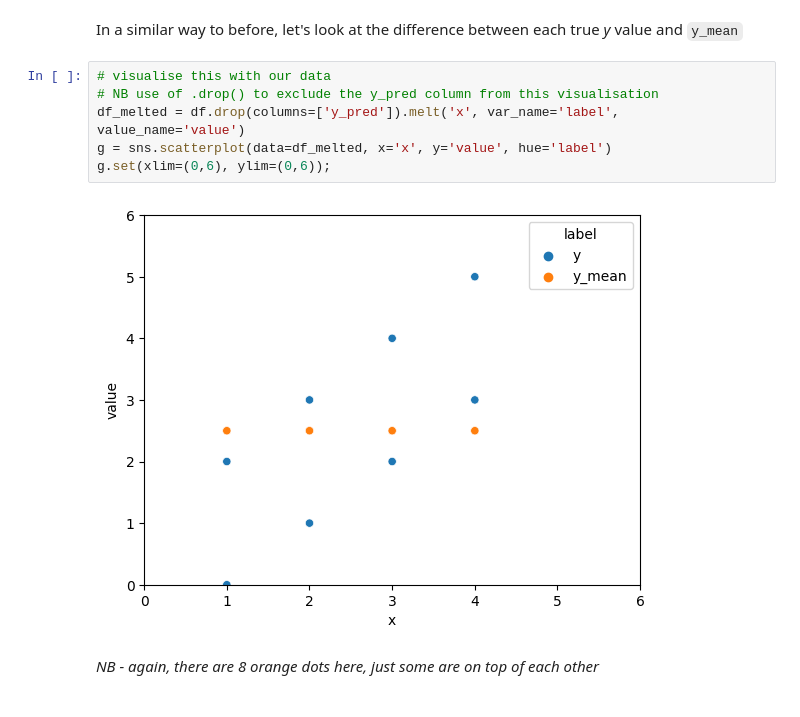
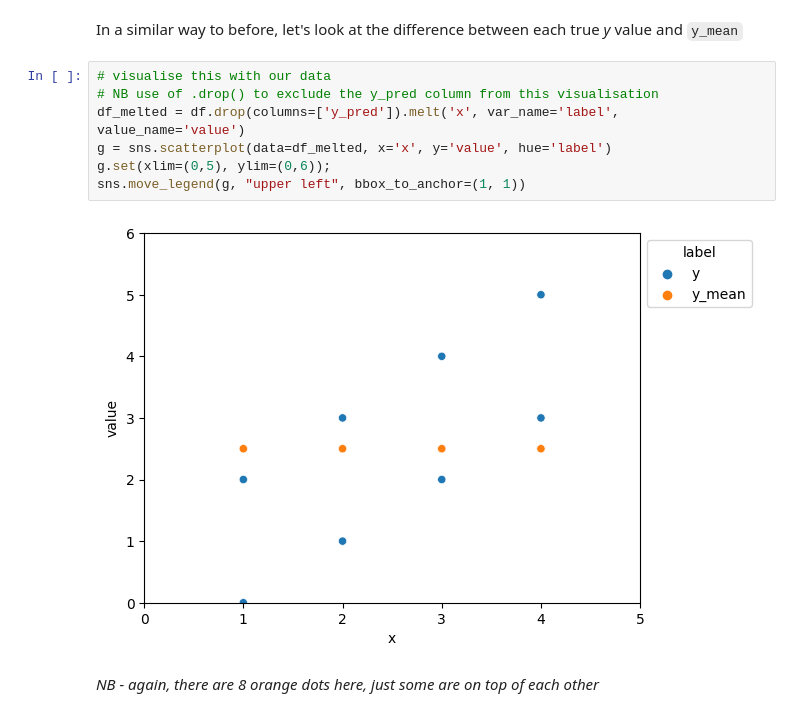
Before and after one commit to cp2423/binder, a Jupyter notebook: R-squared explained.ipynb, the cells around one changed output. Saved outputs shown, nothing was run; the diff lists cells and outputs as text.

```diff
--- a/R-squared explained.ipynb
+++ b/R-squared explained.ipynb
@@ -237,11 +237,12 @@ In a similar way to before, let's look at the difference between each true *y* v
 # %%
 # visualise this with our data
 # NB use of .drop() to exclude the y_pred column from this visualisation
 df_melted = df.drop(columns=['y_pred']).melt('x', var_name='label', value_name='value')
 g = sns.scatterplot(data=df_melted, x='x', y='value', hue='label')
-g.set(xlim=(0,6), ylim=(0,6));
+g.set(xlim=(0,5), ylim=(0,6));
+sns.move_legend(g, "upper left", bbox_to_anchor=(1, 1))
 # %% [output]
-[figure, old version]
+[figure, new version]
 # %% [markdown]
 *NB - again, there are 8 orange dots here, just some are on top of each other*
 # %%
```
Also changed, not shown: parts of 4 cells of this notebook.
